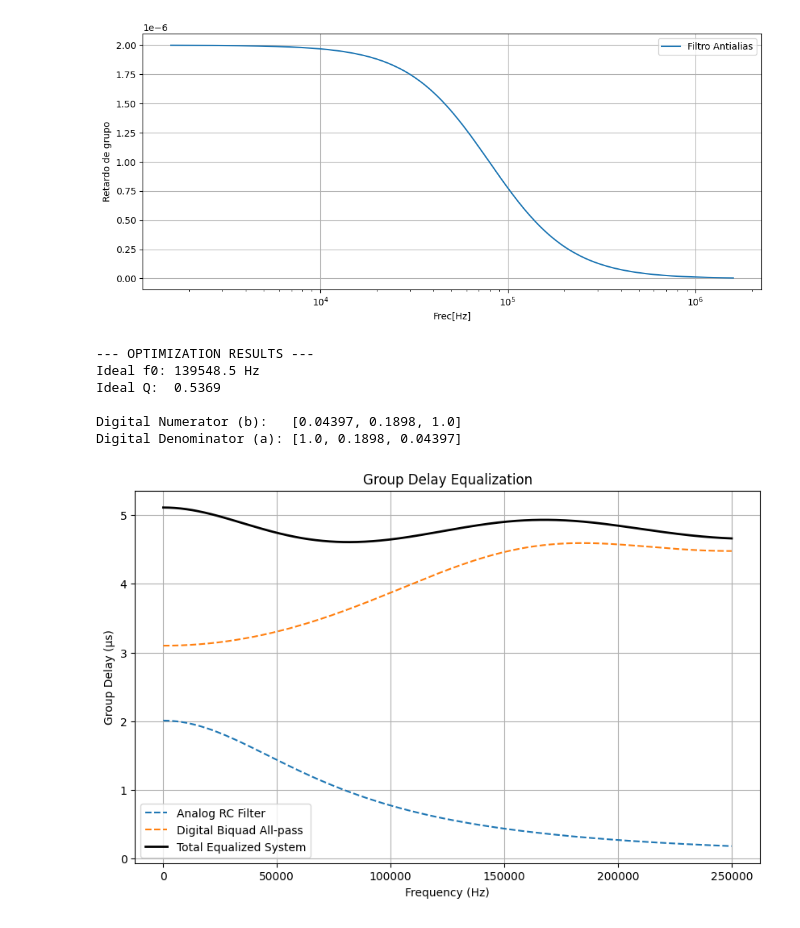
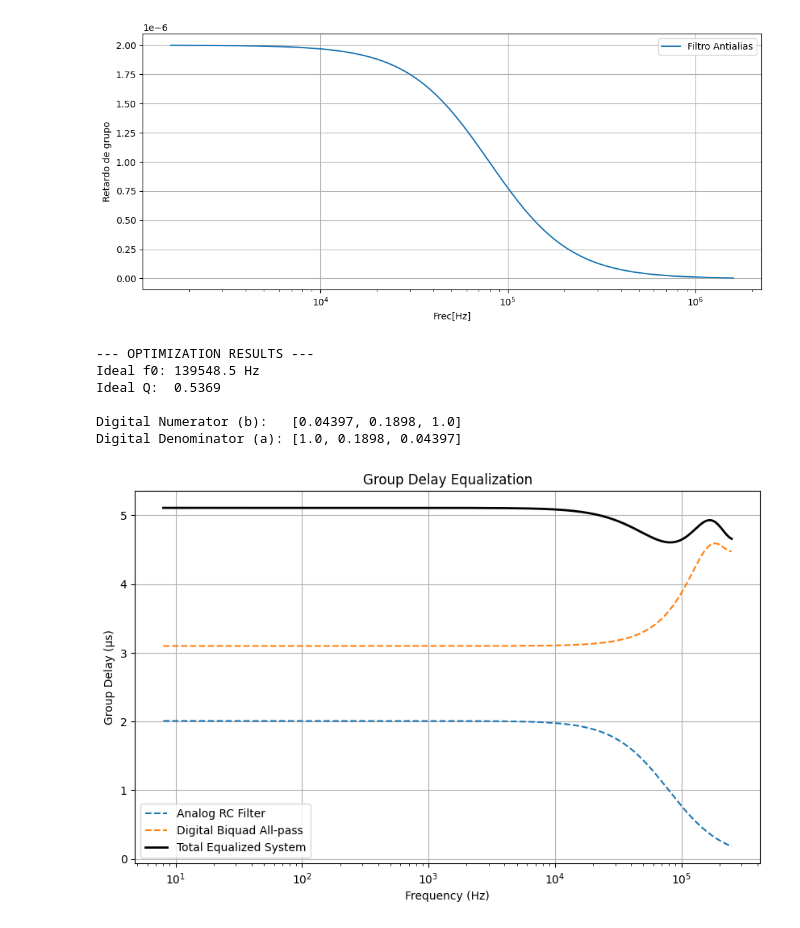
Before and after one commit to Pedroni345/TP4-ASSD-Python-GUI, a Jupyter notebook: PA.ipynb, the cells around one changed output. Cells and saved outputs as stored; diff of their text form; code cells hidden in the pictures.

```diff
--- a/PA.ipynb
+++ b/PA.ipynb
@@ -520,31 +520,32 @@ a_opt = [(1 + alpha_opt), -2 * np.cos(w0_opt), (1 - alpha_opt)]
 
 # Normalize coefficients by a[0] (standard format for IIR filters)
 b_opt = [coef / a_opt[0] for coef in b_opt]
 a_opt = [coef / a_opt[0] for coef in a_opt]
 
 print(f"\nDigital Numerator (b):   {[round(x, 5) for x in b_opt]}")
 print(f"Digital Denominator (a): {[round(x, 5) for x in a_opt]}")
 
 # --- 6. Plot the Results ---
 _, dig_gd_samples_opt = signal.group_delay((b_opt, a_opt), w=f_pass, fs=fs)
 dig_gd_opt = dig_gd_samples_opt / fs
 
 plt.figure(figsize=(10, 6))
 plt.plot(f_pass, analog_gd * 1e6, label="Analog RC Filter", linestyle="--")
 plt.plot(f_pass, dig_gd_opt * 1e6, label="Digital Biquad All-pass", linestyle="--")
 plt.plot(f_pass, (analog_gd + dig_gd_opt) * 1e6, label="Total Equalized System", color="black", linewidth=2)
 
 plt.title("Group Delay Equalization")
 plt.xlabel("Frequency (Hz)")
 plt.ylabel("Group Delay (µs)")
+plt.xscale("log")
 plt.legend()
 plt.grid(True)
 plt.show()
 # %% [output]
 --- OPTIMIZATION RESULTS ---
 Ideal f0: 139548.5 Hz
 Ideal Q:  0.5369
 
 Digital Numerator (b):   [0.04397, 0.1898, 1.0]
 Digital Denominator (a): [1.0, 0.1898, 0.04397]
-[figure, old version]
+[figure, new version]
```
Also changed, not shown: parts of 1 cell of this notebook.
